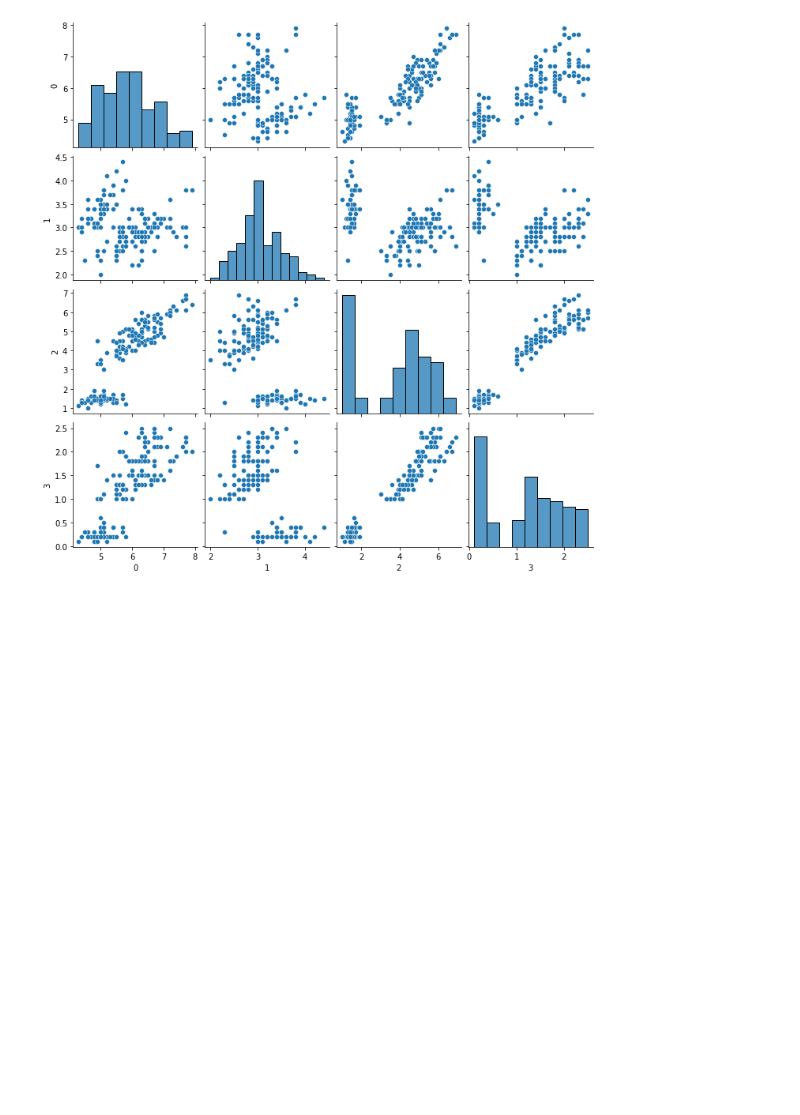
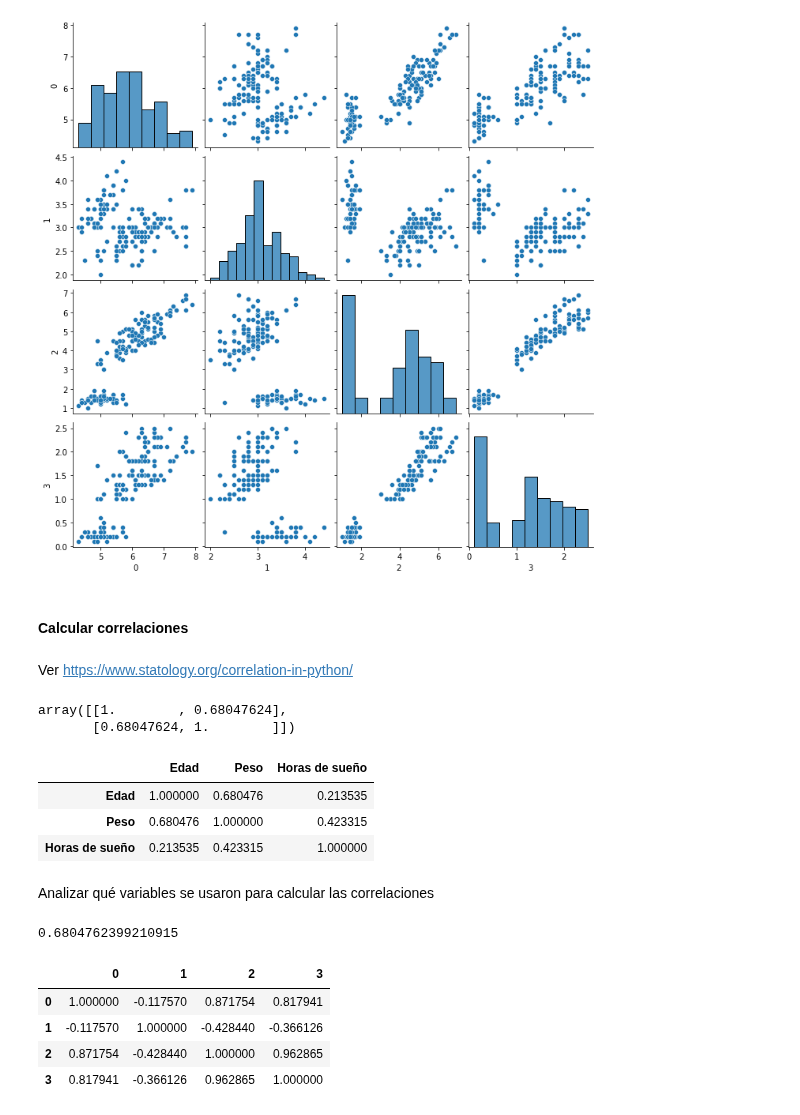
Before and after one commit to igomezv/DataScienceIntermedio, a Jupyter notebook: 1. Limpieza de datos.ipynb, the cells around one changed output. Drawn from its saved outputs; the diff is of its cells as text; code cells hidden in the pictures; blank space fills up the shorter version.

```diff
--- a/1. Limpieza de datos.ipynb
+++ b/1. Limpieza de datos.ipynb
@@ -511,3 +534,35 @@ sns.pairplot(pd.DataFrame(X))
 # %% [output]
 <seaborn.axisgrid.PairGrid at 0x...>
 [figure]
+# %% [markdown]
+#### Calcular correlaciones
+# %% [markdown]
+Ver https://www.statology.org/correlation-in-python/
+# %%
+np.corrcoef(df['Edad'], df['Peso'])
+# %% [output]
+array([[1.        , 0.68047624],
+       [0.68047624, 1.        ]])
+# %%
+# con pandas df
+df.corr()
+# %% [output]
+|  | Edad | Peso | Horas de sueño |
+| Edad | 1.000000 | 0.680476 | 0.213535 |
+| Peso | 0.680476 | 1.000000 | 0.423315 |
+| Horas de sueño | 0.213535 | 0.423315 | 1.000000 |
+# %% [markdown]
+Analizar qué variables se usaron para calcular las correlaciones
+# %%
+df['Edad'].corr(df['Peso']) # a pares
+# %% [output]
+0.6804762399210915
+# %%
+df_iris = pd.DataFrame(X)
+df_iris.corr()
+# %% [output]
+|  | 0 | 1 | 2 | 3 |
+| 0 | 1.000000 | -0.117570 | 0.871754 | 0.817941 |
+| 1 | -0.117570 | 1.000000 | -0.428440 | -0.366126 |
+| 2 | 0.871754 | -0.428440 | 1.000000 | 0.962865 |
+| 3 | 0.817941 | -0.366126 | 0.962865 | 1.000000 |
```
Also changed, not shown: parts of 46 cells of this notebook.
